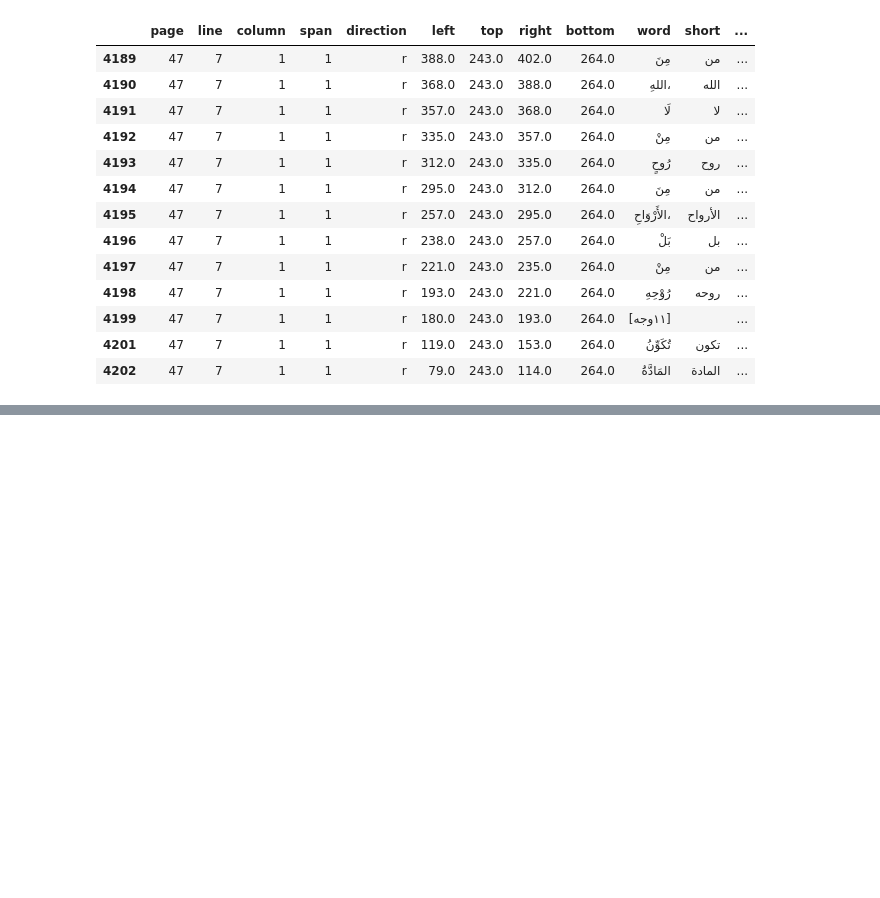
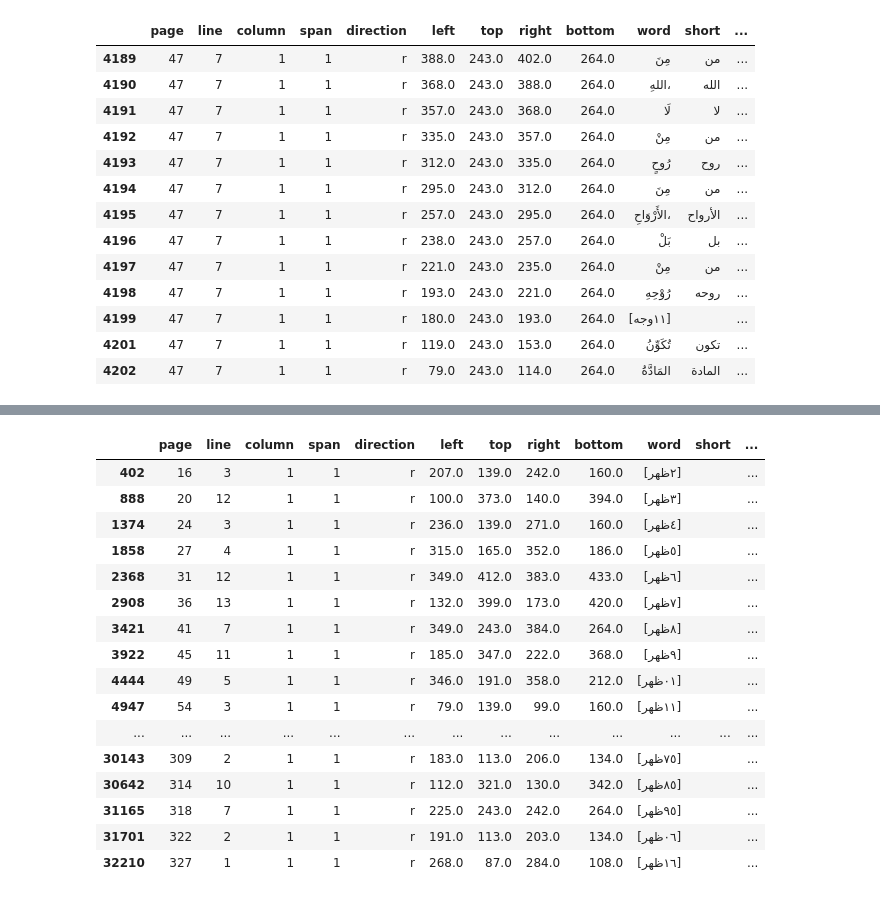
Before and after one commit to among/fusus, a Jupyter notebook: fusust-text-laboratory/FususReworking.ipynb, the cells around one changed output, grey strips where cells are left out. Cells and saved outputs as stored; diff of their text form; code cells hidden in the pictures; blank space fills up the shorter version.

```diff
--- a/fusust-text-laboratory/FususReworking.ipynb
+++ b/fusust-text-laboratory/FususReworking.ipynb
@@ -199,3 +171,12 @@ fusus.iloc[lijst]
+# %%
+majzu = fusus[fusus.word=='[مَجْـزُوءُ'].index.tolist()
+for i in majzu:
+    fusus.iloc[i, fusus.columns.get_loc("word")] += " " + fusus.iloc[i+1, fusus.columns.get_loc("word")]
+    fusus.iloc[i, fusus.columns.get_loc("short")] += " " + fusus.iloc[i+1, fusus.columns.get_loc("short")]
+    fusus.iloc[i, fusus.columns.get_loc("haspunct")] += fusus.iloc[i+1, fusus.columns.get_loc("haspunct")]
+    fusus.iloc[i+1, fusus.columns.get_loc("word")] = ""
+    fusus.iloc[i+1, fusus.columns.get_loc("short")] = ""
+    fusus.iloc[i+1, fusus.columns.get_loc("haspunct")] = ""
 # %%
 allwahj = fusus[(fusus.word.str.contains(pat='ظهر')) & (fusus.word.str.contains(pat='\[')) & (fusus.word.str.contains(pat='\]'))].index.tolist()
 # %%
@@ -286,4 +267,4 @@ fusus[(fusus['page']==47) & (fusus.line==7)]
 | 4201 | 47 | 7 | 1 | 1 | r | 119.0 | 243.0 | 153.0 | 264.0 | تُكَوِّنُ | تكون | ... |
 | 4202 | 47 | 7 | 1 | 1 | r | 79.0 | 243.0 | 114.0 | 264.0 | المَادَّةُ | المادة | ... |
 # %%
-fusus[(fusus.haspunct.str.contains(pat='\['))]
+wajh = fusus[(fusus.word.str.contains(pat='وجه'))].index.tolist()
@@ -304,7 +271,5 @@ fusus[(fusus.haspunct.str.contains(pat='\['))]
 # %%
-empty = fusus[fusus.word==""].index.tolist()
+fusus = fusus.drop(fusus.index[wajh])
-# %%
-fusus.drop(fusus.index[empty], inplace=True)
 # %%
 fusus.shape
 # %% [output]
@@ -311,0 +277,20 @@ fusus.shape
+# %%
+fusus[(fusus.word.str.contains(pat='ظهر'))].head(60)
+# %% [output]
+|  | page | line | column | span | direction | left | top | right | bottom | word | short | ... |
+| 402 | 16 | 3 | 1 | 1 | r | 207.0 | 139.0 | 242.0 | 160.0 | [٢ظهر] |  | ... |
+| 888 | 20 | 12 | 1 | 1 | r | 100.0 | 373.0 | 140.0 | 394.0 | [٣ظهر] |  | ... |
+| 1374 | 24 | 3 | 1 | 1 | r | 236.0 | 139.0 | 271.0 | 160.0 | [٤ظهر] |  | ... |
+| 1858 | 27 | 4 | 1 | 1 | r | 315.0 | 165.0 | 352.0 | 186.0 | [٥ظهر] |  | ... |
+| 2368 | 31 | 12 | 1 | 1 | r | 349.0 | 412.0 | 383.0 | 433.0 | [٦ظهر] |  | ... |
+| 2908 | 36 | 13 | 1 | 1 | r | 132.0 | 399.0 | 173.0 | 420.0 | [٧ظهر] |  | ... |
+| 3421 | 41 | 7 | 1 | 1 | r | 349.0 | 243.0 | 384.0 | 264.0 | [٨ظهر] |  | ... |
+| 3922 | 45 | 11 | 1 | 1 | r | 185.0 | 347.0 | 222.0 | 368.0 | [٩ظهر] |  | ... |
+| 4444 | 49 | 5 | 1 | 1 | r | 346.0 | 191.0 | 358.0 | 212.0 | [٠١ظهر] |  | ... |
+| 4947 | 54 | 3 | 1 | 1 | r | 79.0 | 139.0 | 99.0 | 160.0 | [١١ظهر] |  | ... |
+| ... | ... | ... | ... | ... | ... | ... | ... | ... | ... | ... | ... | ... |
+| 30143 | 309 | 2 | 1 | 1 | r | 183.0 | 113.0 | 206.0 | 134.0 | [٧٥ظهر] |  | ... |
+| 30642 | 314 | 10 | 1 | 1 | r | 112.0 | 321.0 | 130.0 | 342.0 | [٨٥ظهر] |  | ... |
+| 31165 | 318 | 7 | 1 | 1 | r | 225.0 | 243.0 | 242.0 | 264.0 | [٩٥ظهر] |  | ... |
+| 31701 | 322 | 2 | 1 | 1 | r | 191.0 | 113.0 | 203.0 | 134.0 | [٠٦ظهر] |  | ... |
+| 32210 | 327 | 1 | 1 | 1 | r | 268.0 | 87.0 | 284.0 | 108.0 | [١٦ظهر] |  | ... |
```
Also changed, not shown: parts of 11 cells of this notebook, 2 other files.
